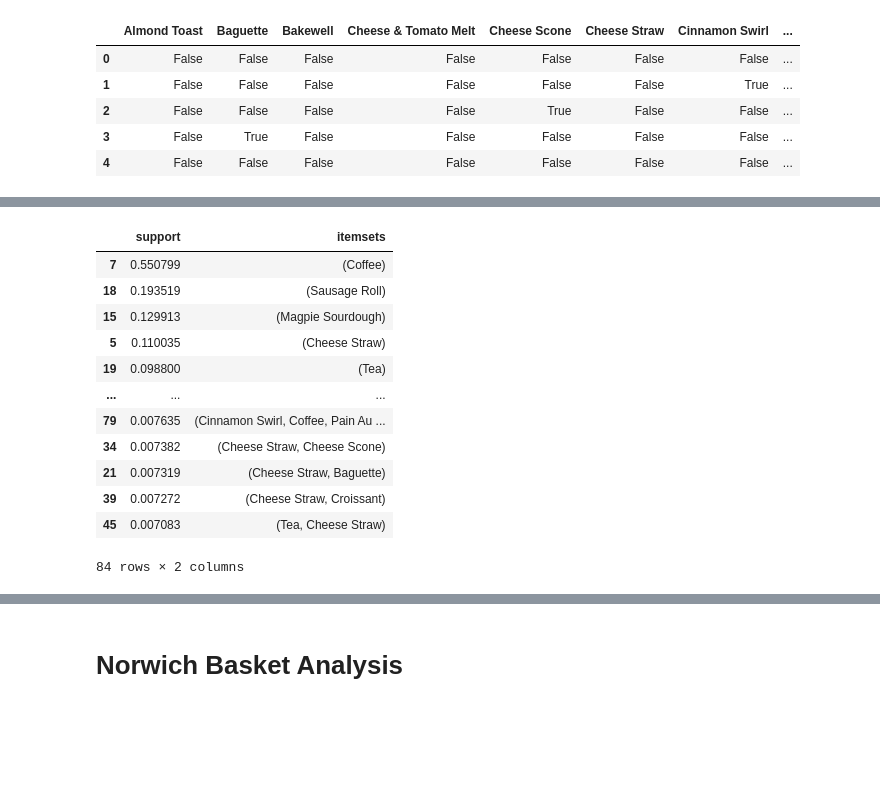
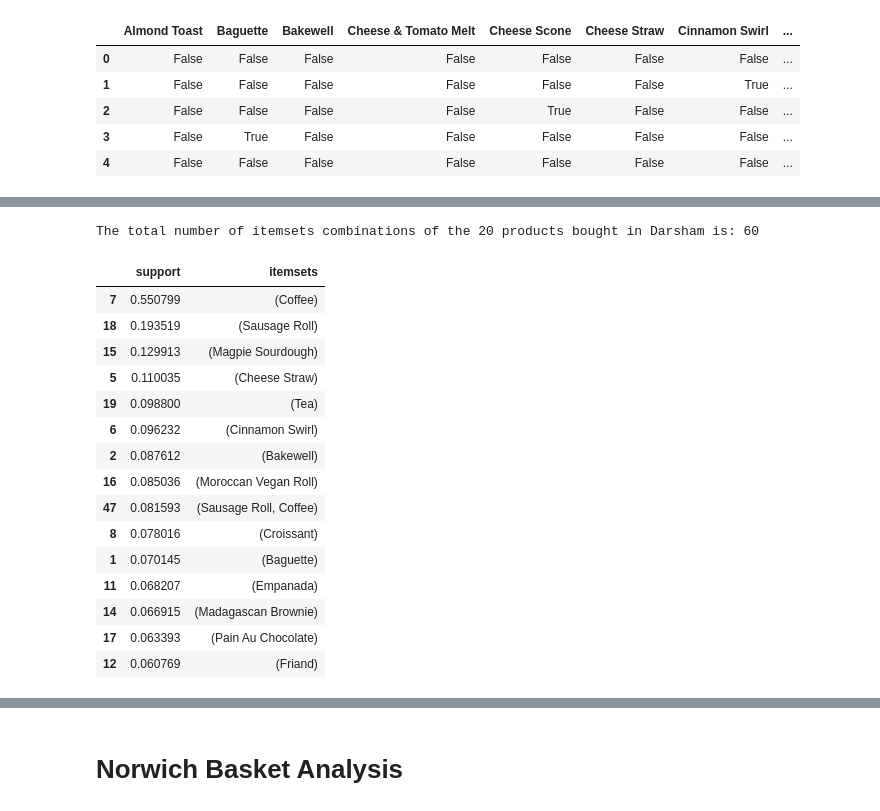
Before and after one commit to amagnall/Bakery_Sales_Forecasting, a Jupyter notebook: 11_Market_Basket_Analysis.ipynb, the cells around one changed output, grey strips where cells are left out. Saved outputs shown, nothing was run; the diff lists cells and outputs as text; code cells hidden in the pictures; blank space fills up the shorter version.

```diff
--- a/11_Market_Basket_Analysis.ipynb
+++ b/11_Market_Basket_Analysis.ipynb
@@ -78,12 +131,0 @@ aldeburgh.head()
-# %%
-# To remove the rows of data that aren't the selected products and have the name Remove
-aldeburgh = aldeburgh[aldeburgh['ProductName']!='Remove']
-southwold = southwold[southwold['ProductName']!='Remove']
-darsham = darsham[darsham['ProductName']!='Remove']
-norwich = norwich[norwich['ProductName']!='Remove']
-# %%
-# To keep the columns require
-aldeburgh = aldeburgh[['TransactionId', 'ProductName', 'Quantity']]
-southwold = southwold[['TransactionId', 'ProductName', 'Quantity']]
-darsham = darsham[['TransactionId', 'ProductName', 'Quantity']]
-norwich = norwich[['TransactionId', 'ProductName', 'Quantity']]
@@ -100,6 +131,0 @@ aldeburgh.head()
-# %%
-# To dropna values
-aldeburgh.dropna(inplace=True)
-southwold.dropna(inplace=True)
-darsham.dropna(inplace=True)
-norwich.dropna(inplace=True)
@@ -232,5 +599,5 @@ darsham_encoded.head()
 | 3 | False | True | False | False | False | False | False | ... |
 | 4 | False | False | False | False | False | False | False | ... |
 # %%
-d = apriori(darsham_encoded, min_support=0.007, use_colnames=True)
-association_rules(d, metric='lift', min_threshold=1).sort_values('lift', ascending=False)
+# Applying apriori function
+dar_basket = apriori(darsham_encoded, min_support=0.01, use_colnames=True)
@@ -251,16 +604,25 @@ association_rules(d, metric='lift', min_threshold=1).sort_values('lift', ascendi
+# %%
+print(f'The total number of itemsets combinations of the 20 products bought in Darsham is: \
+{dar_basket.itemsets.count()}')
+# %% [output]
+The total number of itemsets combinations of the 20 products bought in Darsham is: 60
 # %%
-d.sort_values('support', ascending=False)
+# To see the top 15 itemsets bought
+dar_basket.sort_values('support', ascending=False).head(15)
 # %% [output]
 |  | support | itemsets |
 | 7 | 0.550799 | (Coffee) |
 | 18 | 0.193519 | (Sausage Roll) |
 | 15 | 0.129913 | (Magpie Sourdough) |
 | 5 | 0.110035 | (Cheese Straw) |
 | 19 | 0.098800 | (Tea) |
-| ... | ... | ... |
-| 79 | 0.007635 | (Cinnamon Swirl, Coffee, Pain Au ... |
-| 34 | 0.007382 | (Cheese Straw, Cheese Scone) |
-| 21 | 0.007319 | (Cheese Straw, Baguette) |
-| 39 | 0.007272 | (Cheese Straw, Croissant) |
-| 45 | 0.007083 | (Tea, Cheese Straw) |
+| 6 | 0.096232 | (Cinnamon Swirl) |
+| 2 | 0.087612 | (Bakewell) |
+| 16 | 0.085036 | (Moroccan Vegan Roll) |
+| 47 | 0.081593 | (Sausage Roll, Coffee) |
+| 8 | 0.078016 | (Croissant) |
+| 1 | 0.070145 | (Baguette) |
+| 11 | 0.068207 | (Empanada) |
+| 14 | 0.066915 | (Madagascan Brownie) |
+| 17 | 0.063393 | (Pain Au Chocolate) |
+| 12 | 0.060769 | (Friand) |
-84 rows × 2 columns
```
Also changed, not shown: parts of 66 cells of this notebook, 2 other files.
